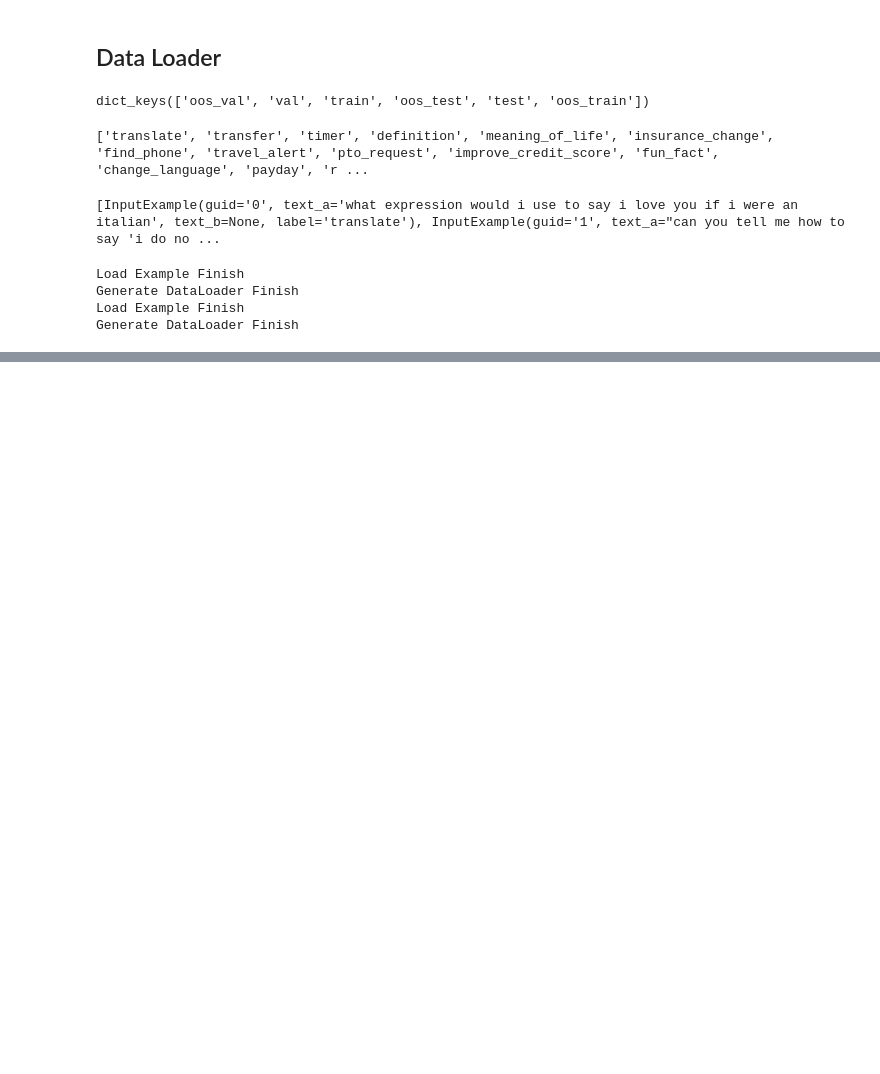
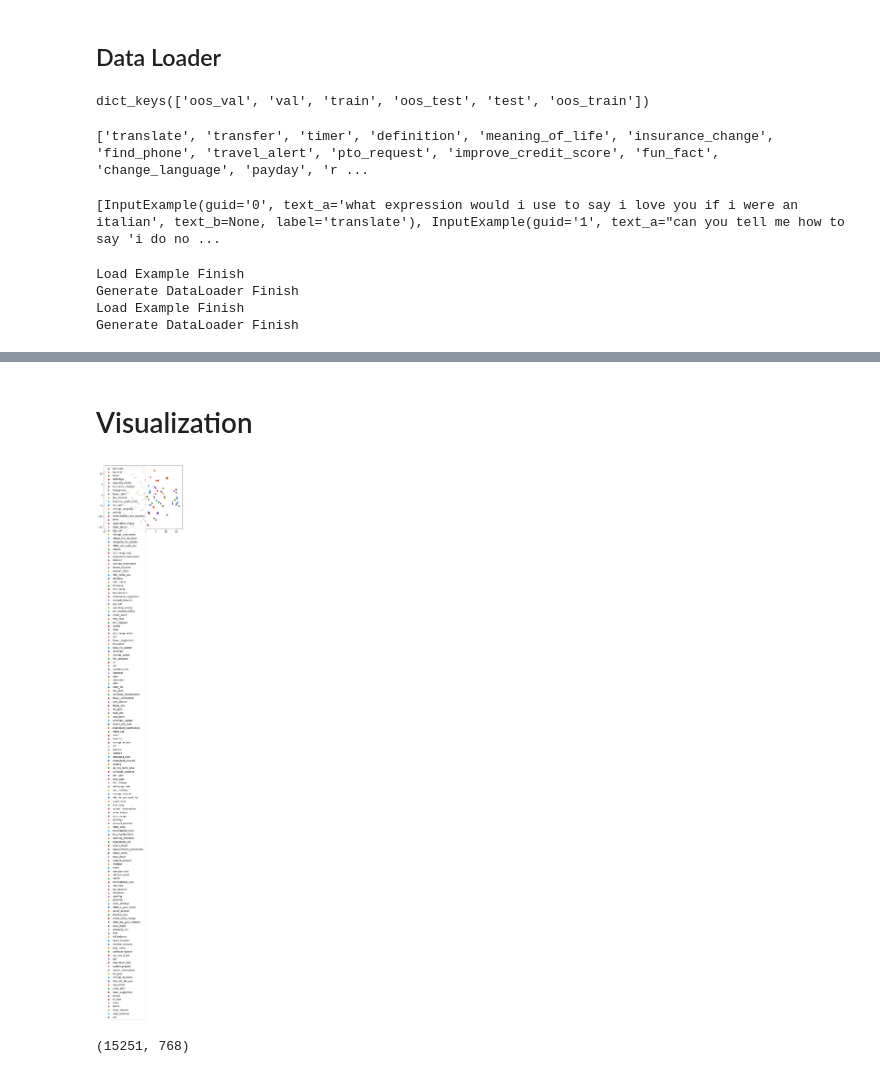
Before and after one commit to cxycqmel/DMCL, a Jupyter notebook: DMCL.ipynb, the cells around one changed output, grey strips where cells are left out. Drawn from its saved outputs; the diff is of its cells as text; code cells hidden in the pictures; blank space fills up the shorter version.

```diff
--- a/DMCL.ipynb
+++ b/DMCL.ipynb
@@ -550,0 +580,19 @@ all_recalls:  [0.0, 0.95, 1.0, 0.65, 0.0, 1.0, 1.0, 0.85, 1.0, 0.85, 1.0, 0.0, 0
+# %% [markdown]
+# Visualization
+# %%
+%matplotlib inline
+from sklearn.manifold import TSNE
+from matplotlib import pyplot as plt
+tsne = TSNE(n_components=2, random_state=0)
+X_2d = tsne.fit_transform(last_w.numpy())
+
+target_ids = range(len(idx_to_type))
+
+
+plt.figure(figsize=(6, 5))
+for i, label in zip(target_ids, idx_to_type):
+    plt.scatter(X_2d[i, 0], X_2d[i, 1], label=label)
+plt.legend()
+plt.show()
+# %% [output]
+[figure, added]
@@ -550,0 +625,4 @@ all_recalls:  [0.0, 0.95, 1.0, 0.65, 0.0, 1.0, 1.0, 0.85, 1.0, 0.85, 1.0, 0.0, 0
+# %%
+vectors_and_weights.shape
+# %% [output]
+(15251, 768)
```
Also changed, not shown: parts of 24 cells of this notebook.
